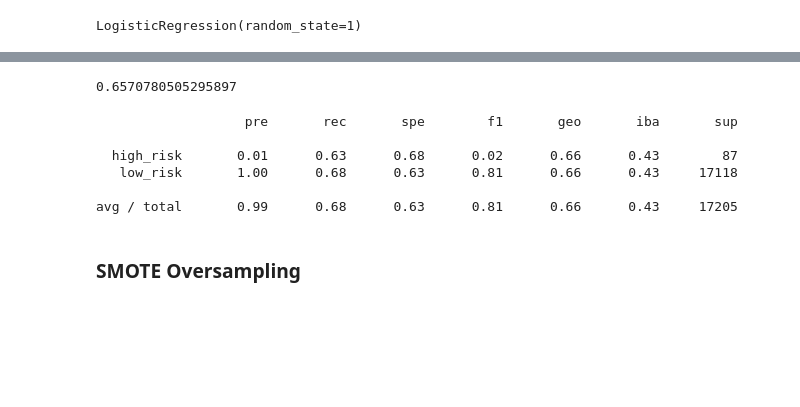
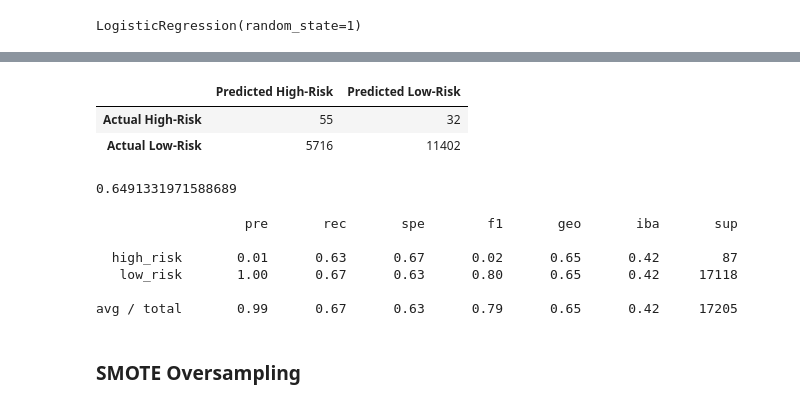
Before and after one commit to michaelxie1/Credit_Risk_Analysis, a Jupyter notebook: analysis/credit_risk_resampling.ipynb, the cells around one changed output, grey strips where cells are left out. Cells and saved outputs as stored; diff of their text form; code cells hidden in the pictures; blank space fills up the shorter version.

```diff
--- a/analysis/credit_risk_resampling.ipynb
+++ b/analysis/credit_risk_resampling.ipynb
@@ -190,3 +191,18 @@ display(cm_df)
+# %%
+# Display the confusion matrix
+from sklearn.metrics import confusion_matrix
+
+y_pred = model.predict(X_test)
+
+con_mat = confusion_matrix(y_test, y_pred)
+cm_df = pd.DataFrame(
+    con_mat, index=["Actual High-Risk", "Actual Low-Risk"], columns=["Predicted High-Risk", "Predicted Low-Risk"]
+)
+display(cm_df)
+# %% [output]
+|  | Predicted High-Risk | Predicted Low-Risk |
+| Actual High-Risk | 55 | 32 |
+| Actual Low-Risk | 5716 | 11402 |
 # %%
 # Calculated the balanced accuracy score
 from sklearn.metrics import balanced_accuracy_score
@@ -194,7 +210,7 @@ from sklearn.metrics import balanced_accuracy_score
 acc_score =balanced_accuracy_score(y_test, y_pred)
 acc_score
 # %% [output]
-0.6570780505295897
+0.6491331971588689
 # %%
 # Print the imbalanced classification report
 from imblearn.metrics import classification_report_imbalanced
@@ -202,10 +218,10 @@ print(classification_report_imbalanced(y_test, y_pred))
 # %% [output]
                    pre       rec       spe        f1       geo       iba       sup
 
-  high_risk       0.01      0.63      0.68      0.02      0.66      0.43        87
-   low_risk       1.00      0.68      0.63      0.81      0.66      0.43     17118
+  high_risk       0.01      0.63      0.67      0.02      0.65      0.42        87
+   low_risk       1.00      0.67      0.63      0.80      0.65      0.42     17118
 
-avg / total       0.99      0.68      0.63      0.81      0.66      0.43     17205
+avg / total       0.99      0.67      0.63      0.79      0.65      0.42     17205
 # %% [markdown]
 ### SMOTE Oversampling
 # %%
```
Also changed, not shown: parts of 15 cells of this notebook, 9 other files.
